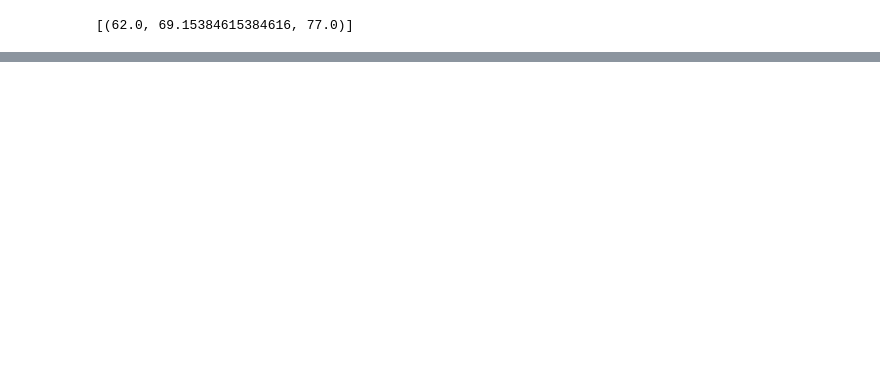
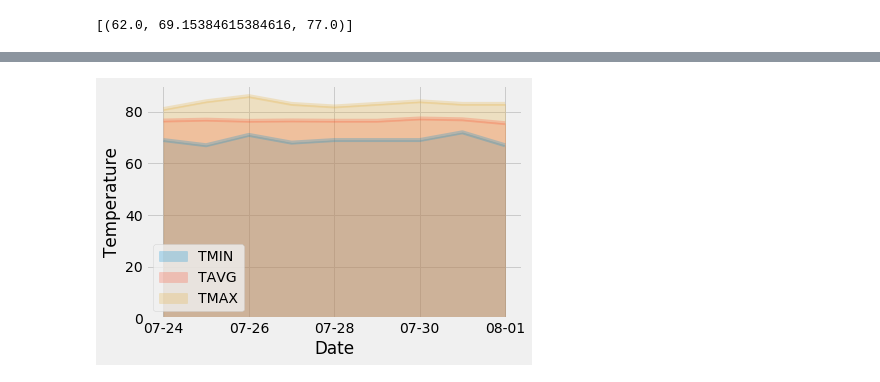
Before and after one commit to akshitap31/Hawaii-Weather-Analysis-withSQLAlchemy, a Jupyter notebook: climate_starter.ipynb, the cells around one changed output, grey strips where cells are left out. Saved outputs shown, nothing was run; the diff lists cells and outputs as text; code cells hidden in the pictures; blank space fills up the shorter version.

```diff
--- a/climate_starter.ipynb
+++ b/climate_starter.ipynb
@@ -197,0 +212,8 @@ daily_normals("01-01")
+# %%
+# calculate the daily normals for your trip
+dates=["07-24", "07-25", "07-26","07-27", "07-28","07-29","07-30", "07-31", "08-01"]
+normals=[]
+for date in dates:
+    result=daily_normals(date)[0]
+    normals.append(result)
+normals
@@ -198,2 +230,4 @@ daily_normals("01-01")
 # %%
 # Load the previous query results into a Pandas DataFrame and add the `trip_dates` range as the `date` index
+df=pd.DataFrame(normals, columns=["TMIN", "TAVG", "TMAX"], index=dates)
+df
@@ -200,2 +245,8 @@ daily_normals("01-01")
 # %%
 # Plot the daily normals as an area plot with `stacked=False`
+df.plot(kind="area", stacked=False, alpha=0.25)
+plt.xlabel("Date")
+plt.ylabel("Temperature")
+plt.show()
+# %% [output]
+[figure, added]
```
Also changed, not shown: parts of 6 cells of this notebook.
